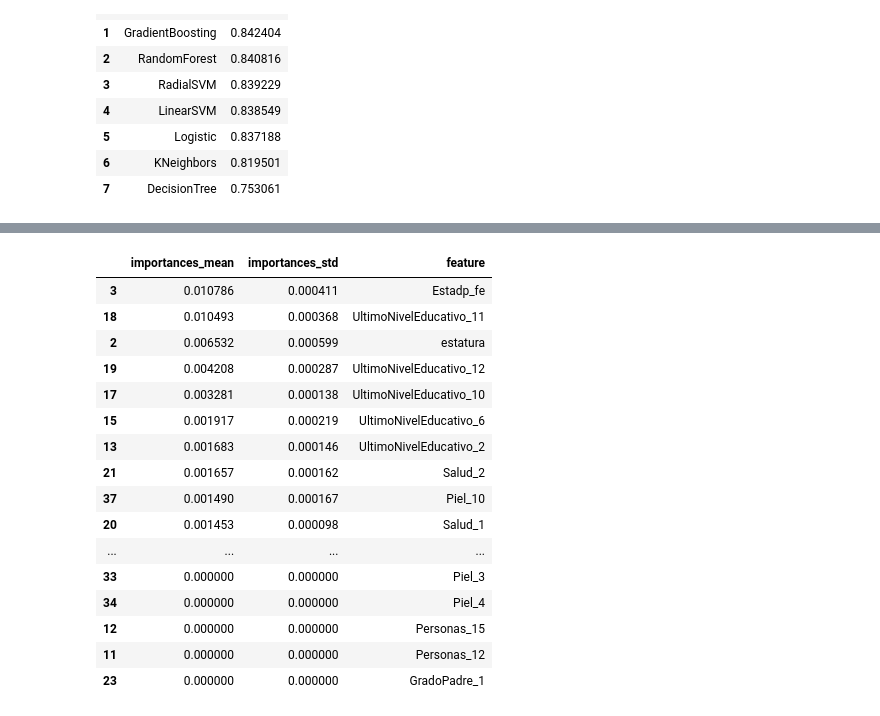
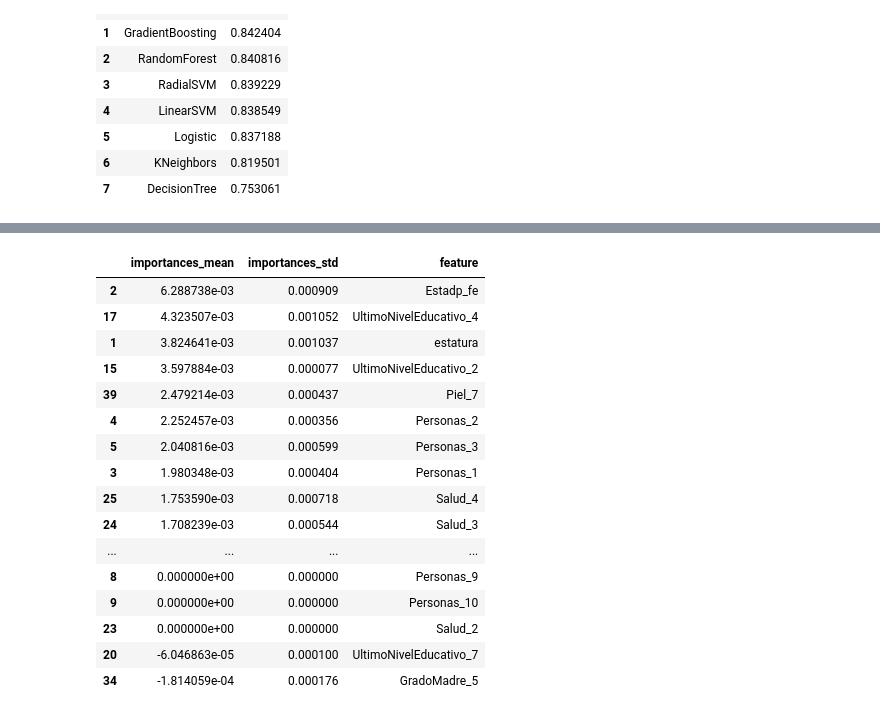
Before and after one commit to marianogoes/PCD, a Jupyter notebook: Algoritmo_Genético_Tesina.ipynb, the cells around one changed output, grey strips where cells are left out. Cells and saved outputs as stored; diff of their text form; code cells hidden in the pictures.

```diff
--- a/Algoritmo_Genético_Tesina.ipynb
+++ b/Algoritmo_Genético_Tesina.ipynb
@@ -198,5 +200,5 @@ score1
 # %%
 logmodel = AdaBoostClassifier(n_estimators=50, random_state=0)
 X_train,X_test, Y_train, Y_test = split(data_bc,label_bc)
-chromo_df_bc,score_bc=generations(data_bc,label_bc,size=80,n_feat=data_bc.shape[1],n_parents=64,mutation_rate=0.20,n_gen=5,X_train = X_train,X_test = X_test,Y_train = Y_train,Y_test = Y_test)
+chromo_df_bc,score_bc=generations(data_bc,label_bc,size=80,n_feat=data_bc.shape[1],n_parents=64,mutation_rate=0.25,n_gen=5,X_train = X_train,X_test = X_test,Y_train = Y_train,Y_test = Y_test)
 # %% [output]
@@ -356,0 +238,17 @@ El error (rmse) de test es: 0.3493810871166726
+# %%
+# building a classifier for ada boost
+clf_ada = AdaBoostClassifier()
+
+# Seting up the hyperparameter search
+param_dist = {"n_estimators": [10, 100, 200, 400],
+              "learning_rate": [0.001, 0.005, .01, 0.05, 0.1, 0.2, 0.3, 0.4, 0.5, 1, 2, 10, 20]}
+
+
+# Running a randomized search over the hyperparameters
+ada_search = RandomizedSearchCV(clf_ada, param_distributions=param_dist)
+
+# Fiting the model on the training data
+ada_search.fit(X_train, y_train)
+
+# Making predictions on the test data
+ada_preds = ada_search.best_estimator_.predict(X_test)
@@ -357,37 +303,37 @@ El error (rmse) de test es: 0.3493810871166726
 # %%
 importancia = permutation_importance(
-                estimator    = modelo_final,
+                estimator    = ada_search.best_estimator_,
                 X            = X_train,
                 y            = y_train,
                 n_repeats    = 5,
-                scoring      = 'neg_root_mean_squared_error',
+                scoring      = 'accuracy',
                 n_jobs       = multiprocessing.cpu_count() - 1,
                 random_state = 123
              )
 
 # Se almacenan los resultados (media y desviación) en un dataframe
 df_importancia = pd.DataFrame(
                     {k: importancia[k] for k in ['importances_mean', 'importances_std']}
                  )
 df_importancia['feature'] = X_train.columns
 df_importancia.sort_values('importances_mean', ascending=False)
 # %% [output]
 |  | importances_mean | importances_std | feature |
-| 3 | 0.010786 | 0.000411 | Estadp_fe |
-| 18 | 0.010493 | 0.000368 | UltimoNivelEducativo_11 |
-| 2 | 0.006532 | 0.000599 | estatura |
-| 19 | 0.004208 | 0.000287 | UltimoNivelEducativo_12 |
-| 17 | 0.003281 | 0.000138 | UltimoNivelEducativo_10 |
-| 15 | 0.001917 | 0.000219 | UltimoNivelEducativo_6 |
-| 13 | 0.001683 | 0.000146 | UltimoNivelEducativo_2 |
-| 21 | 0.001657 | 0.000162 | Salud_2 |
-| 37 | 0.001490 | 0.000167 | Piel_10 |
-| 20 | 0.001453 | 0.000098 | Salud_1 |
+| 2 | 6.288738e-03 | 0.000909 | Estadp_fe |
+| 17 | 4.323507e-03 | 0.001052 | UltimoNivelEducativo_4 |
+| 1 | 3.824641e-03 | 0.001037 | estatura |
+| 15 | 3.597884e-03 | 0.000077 | UltimoNivelEducativo_2 |
+| 39 | 2.479214e-03 | 0.000437 | Piel_7 |
+| 4 | 2.252457e-03 | 0.000356 | Personas_2 |
+| 5 | 2.040816e-03 | 0.000599 | Personas_3 |
+| 3 | 1.980348e-03 | 0.000404 | Personas_1 |
+| 25 | 1.753590e-03 | 0.000718 | Salud_4 |
+| 24 | 1.708239e-03 | 0.000544 | Salud_3 |
 | ... | ... | ... | ... |
-| 33 | 0.000000 | 0.000000 | Piel_3 |
-| 34 | 0.000000 | 0.000000 | Piel_4 |
-| 12 | 0.000000 | 0.000000 | Personas_15 |
-| 11 | 0.000000 | 0.000000 | Personas_12 |
-| 23 | 0.000000 | 0.000000 | GradoPadre_1 |
+| 8 | 0.000000e+00 | 0.000000 | Personas_9 |
+| 9 | 0.000000e+00 | 0.000000 | Personas_10 |
+| 23 | 0.000000e+00 | 0.000000 | Salud_2 |
+| 20 | -6.046863e-05 | 0.000100 | UltimoNivelEducativo_7 |
+| 34 | -1.814059e-04 | 0.000176 | GradoMadre_5 |
 # %%
 # Gráfico
```
Also changed, not shown: parts of 19 cells of this notebook.
